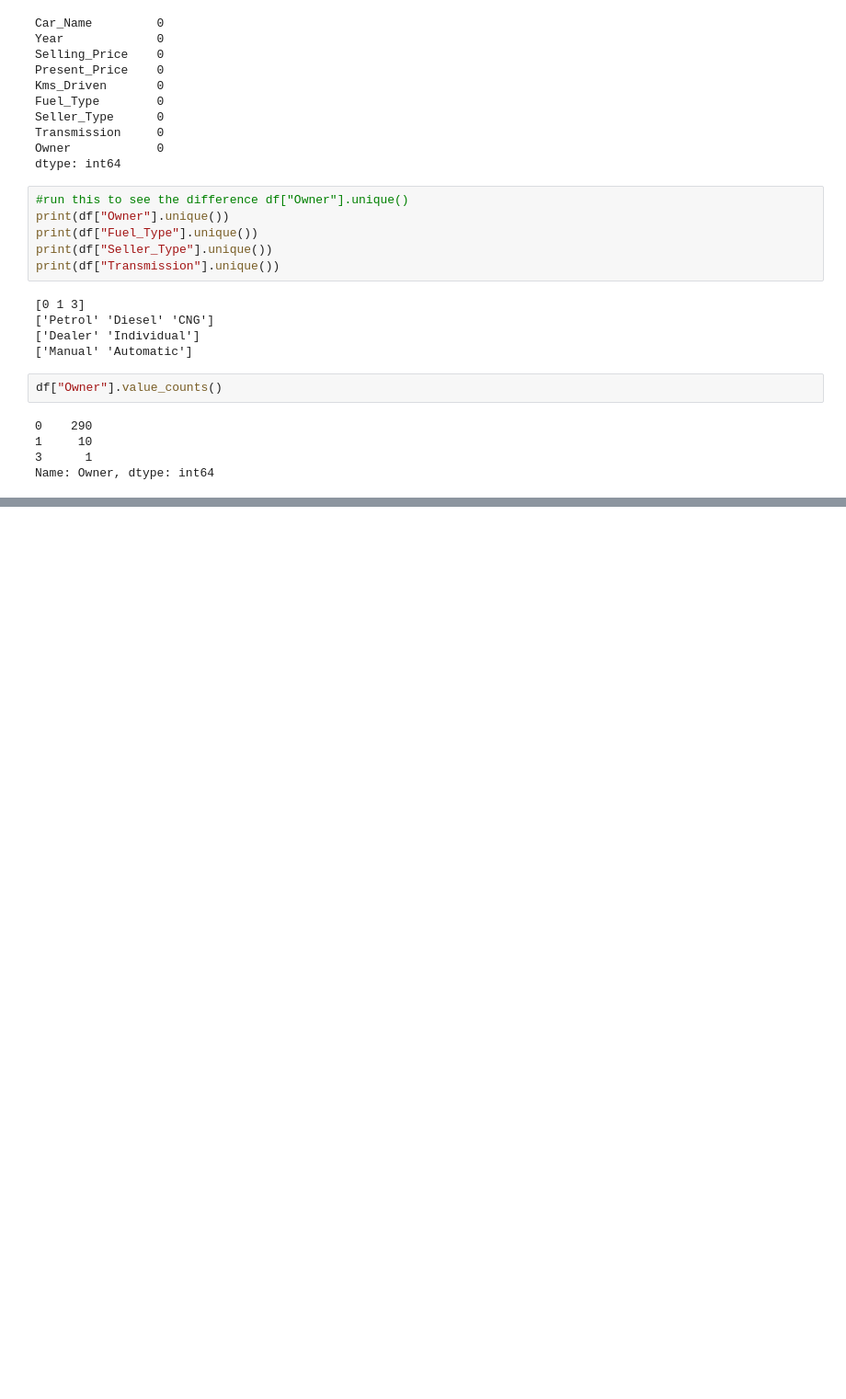
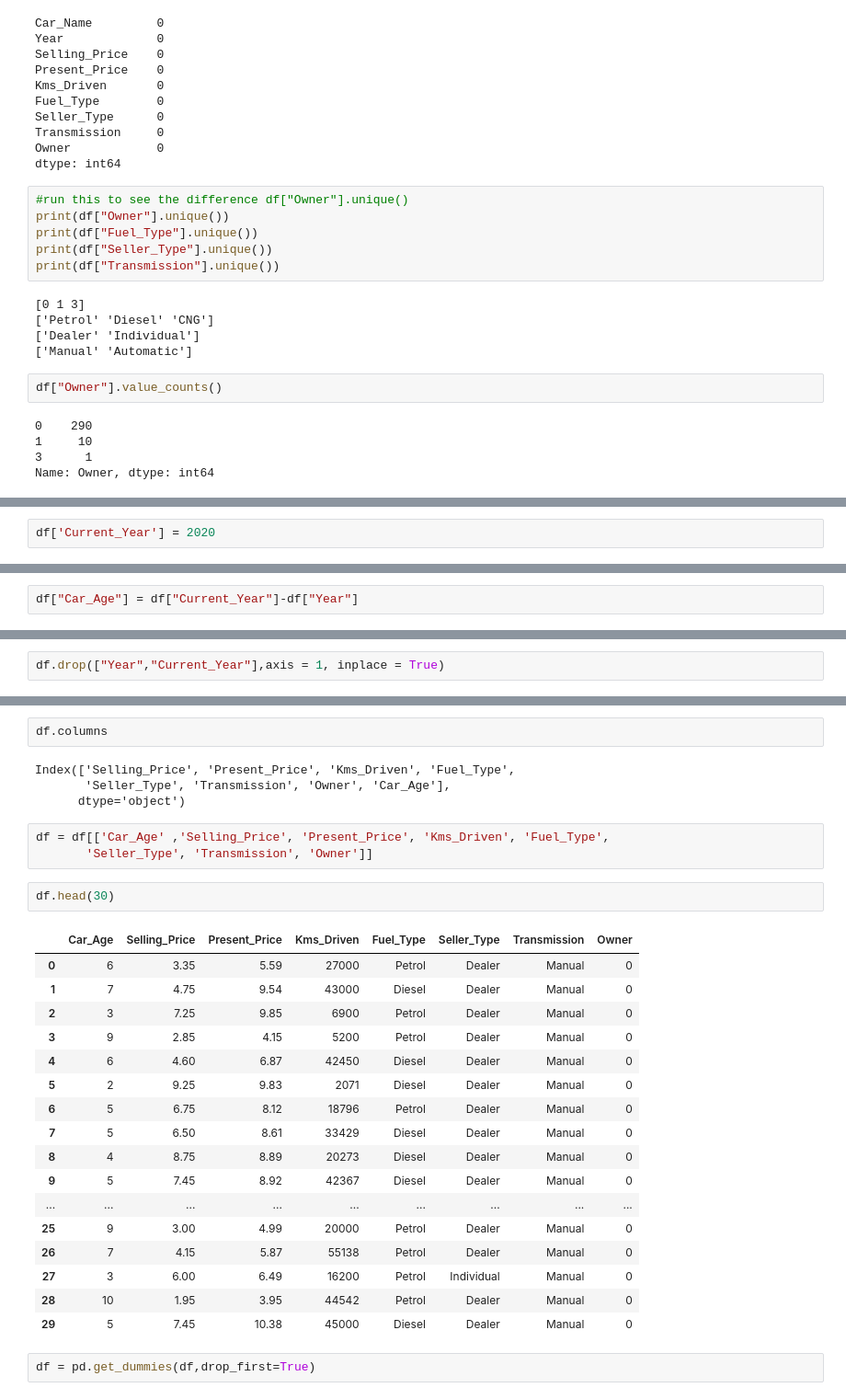
Before and after one commit to busybee23/KAGGLE, a Jupyter notebook: Vehicle dataset from cardekho/Car Prediction.ipynb, the cells around one changed output, grey strips where cells are left out. Shown: that part at 92% size. Cells and saved outputs as stored; diff of their text form; blank space fills up the shorter version.

```diff
--- a/Vehicle dataset from cardekho/Car Prediction.ipynb
+++ b/Vehicle dataset from cardekho/Car Prediction.ipynb
@@ -61,0 +79,2 @@ Name: Owner, dtype: int64
+# %%
+df['Current_Year'] = 2020
@@ -61,0 +90,2 @@ Name: Owner, dtype: int64
+# %%
+df["Car_Age"] = df["Current_Year"]-df["Year"]
@@ -61,0 +101,2 @@ Name: Owner, dtype: int64
+# %%
+df.drop(["Year","Current_Year"],axis = 1, inplace = True)
@@ -61,0 +112,31 @@ Name: Owner, dtype: int64
+# %%
+df.columns
+# %% [output]
+Index(['Selling_Price', 'Present_Price', 'Kms_Driven', 'Fuel_Type',
+       'Seller_Type', 'Transmission', 'Owner', 'Car_Age'],
+      dtype='object')
+# %%
+df = df[['Car_Age' ,'Selling_Price', 'Present_Price', 'Kms_Driven', 'Fuel_Type',
+       'Seller_Type', 'Transmission', 'Owner']]
+# %%
+df.head(30)
+# %% [output]
+|  | Car_Age | Selling_Price | Present_Price | Kms_Driven | Fuel_Type | Seller_Type | Transmission | Owner |
+| 0 | 6 | 3.35 | 5.59 | 27000 | Petrol | Dealer | Manual | 0 |
+| 1 | 7 | 4.75 | 9.54 | 43000 | Diesel | Dealer | Manual | 0 |
+| 2 | 3 | 7.25 | 9.85 | 6900 | Petrol | Dealer | Manual | 0 |
+| 3 | 9 | 2.85 | 4.15 | 5200 | Petrol | Dealer | Manual | 0 |
+| 4 | 6 | 4.60 | 6.87 | 42450 | Diesel | Dealer | Manual | 0 |
+| 5 | 2 | 9.25 | 9.83 | 2071 | Diesel | Dealer | Manual | 0 |
+| 6 | 5 | 6.75 | 8.12 | 18796 | Petrol | Dealer | Manual | 0 |
+| 7 | 5 | 6.50 | 8.61 | 33429 | Diesel | Dealer | Manual | 0 |
+| 8 | 4 | 8.75 | 8.89 | 20273 | Diesel | Dealer | Manual | 0 |
+| 9 | 5 | 7.45 | 8.92 | 42367 | Diesel | Dealer | Manual | 0 |
+| ... | ... | ... | ... | ... | ... | ... | ... | ... |
+| 25 | 9 | 3.00 | 4.99 | 20000 | Petrol | Dealer | Manual | 0 |
+| 26 | 7 | 4.15 | 5.87 | 55138 | Petrol | Dealer | Manual | 0 |
+| 27 | 3 | 6.00 | 6.49 | 16200 | Petrol | Individual | Manual | 0 |
+| 28 | 10 | 1.95 | 3.95 | 44542 | Petrol | Dealer | Manual | 0 |
+| 29 | 5 | 7.45 | 10.38 | 45000 | Diesel | Dealer | Manual | 0 |
+# %%
+df = pd.get_dummies(df,drop_first=True)
```
Also changed, not shown: parts of 7 cells of this notebook.
